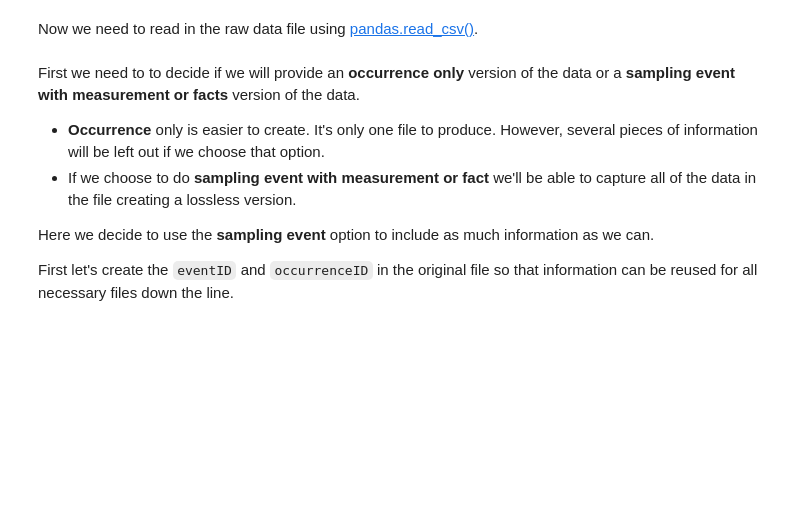
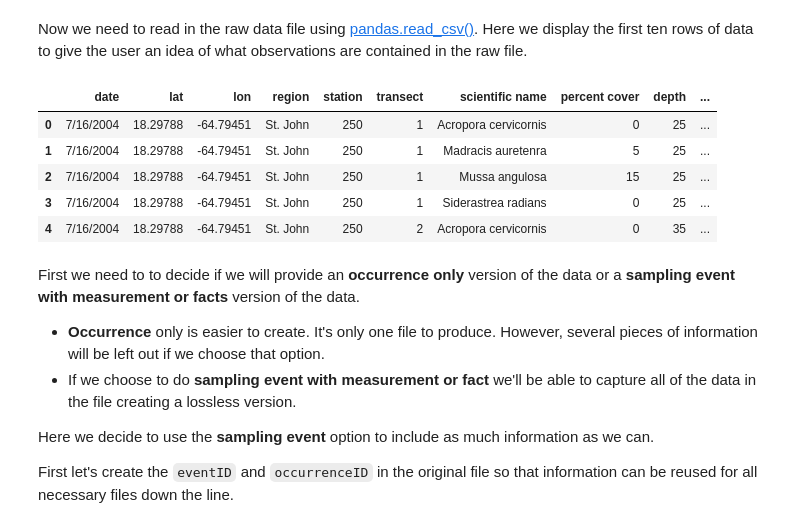
Before and after one commit to ioos/notebooks_demos, a Jupyter notebook: notebooks/2020-12-08-DataToDwC.ipynb, the cells around one changed output. Cells and saved outputs as stored; diff of their text form; code cells hidden in the pictures; blank space fills up the shorter version.

Commit message:
removing collab link, displaying raw data, spelling fix

```diff
--- a/notebooks/2020-12-08-DataToDwC.ipynb
+++ b/notebooks/2020-12-08-DataToDwC.ipynb
@@ -46,9 +27,17 @@ Successfully built pyworms
 # %% [markdown]
-Now we need to read in the raw data file using [pandas.read_csv()](https://pandas.pydata.org/pandas-docs/stable/reference/api/pandas.read_csv.html).
+Now we need to read in the raw data file using [pandas.read_csv()](https://pandas.pydata.org/pandas-docs/stable/reference/api/pandas.read_csv.html). Here we display the first ten rows of data to give the user an idea of what observations are contained in the raw file.
 # %%
 #file = 'data/MadeUpDataForBiologicalDataTraining.csv'
 file = 'https://raw.githubusercontent.com/MathewBiddle/notebooks_demos/master/notebooks/data/MadeUpDataForBiologicalDataTraining.csv'
 df = pd.read_csv(file, header=[0])
+df.head()
+# %% [output]
+|  | date | lat | lon | region | station | transect | scientific name | percent cover | depth | ... |
+| 0 | 7/16/2004 | 18.29788 | -64.79451 | St. John | 250 | 1 | Acropora cervicornis | 0 | 25 | ... |
+| 1 | 7/16/2004 | 18.29788 | -64.79451 | St. John | 250 | 1 | Madracis auretenra | 5 | 25 | ... |
+| 2 | 7/16/2004 | 18.29788 | -64.79451 | St. John | 250 | 1 | Mussa angulosa | 15 | 25 | ... |
+| 3 | 7/16/2004 | 18.29788 | -64.79451 | St. John | 250 | 1 | Siderastrea radians | 0 | 25 | ... |
+| 4 | 7/16/2004 | 18.29788 | -64.79451 | St. John | 250 | 2 | Acropora cervicornis | 0 | 35 | ... |
 # %% [markdown]
 First we need to to decide if we will provide an **occurrence only** version of the data or a **sampling event with measurement or facts** version of the data.
 
```
Also changed, not shown: parts of 6 cells of this notebook.
